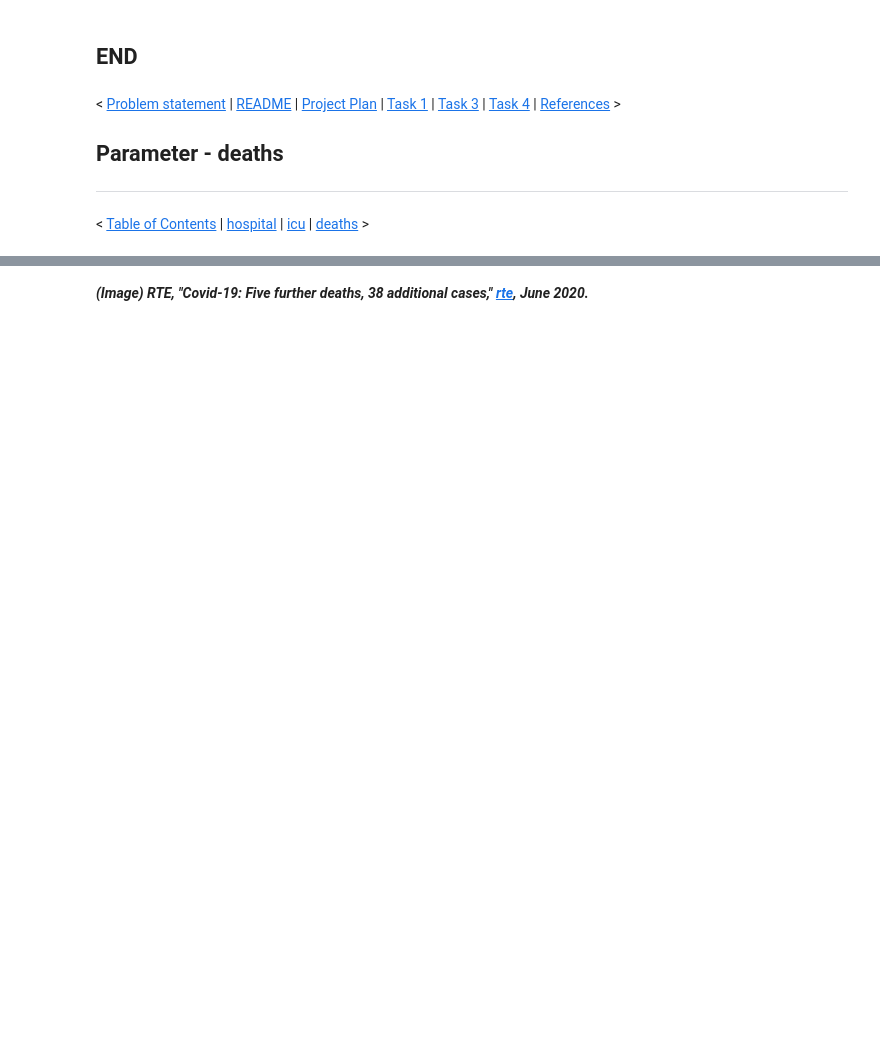
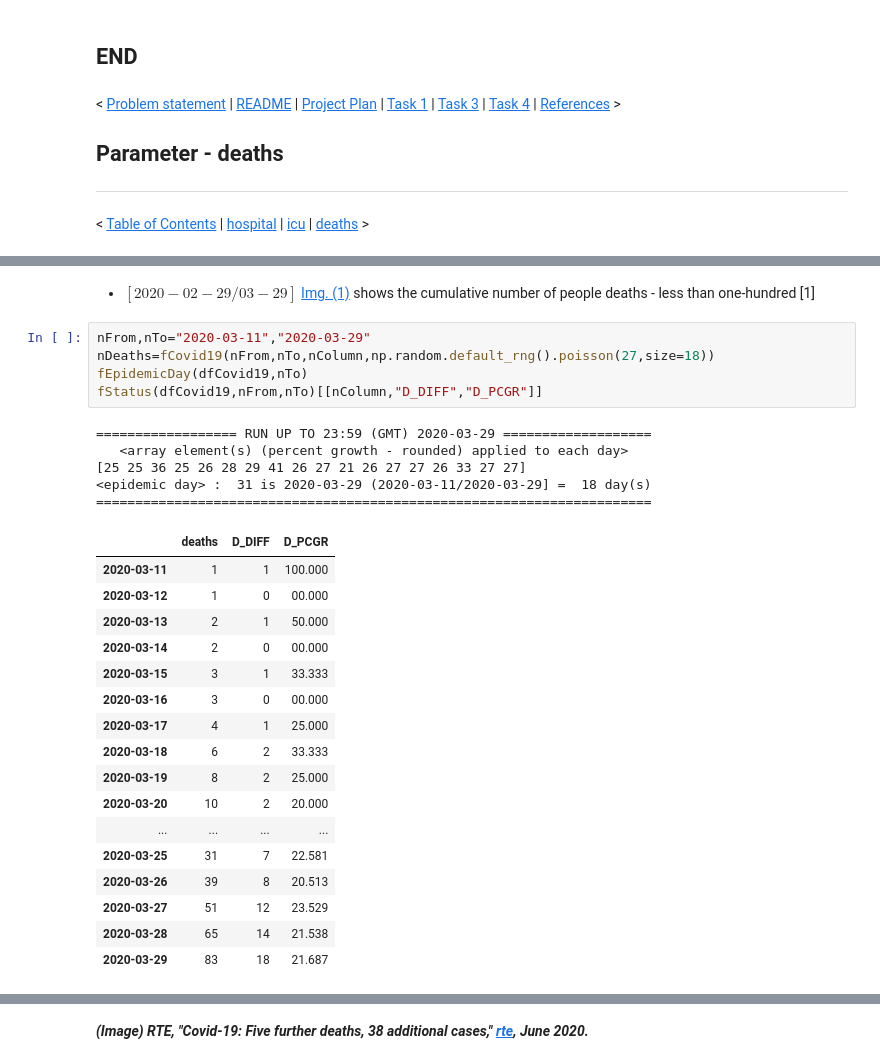
Before and after one commit to E6985/pda-numpy-random-simulation, a Jupyter notebook: Programming-for-Data-Analysis-Project-2020.ipynb, the cells around one changed output, grey strips where cells are left out. Cells and saved outputs as stored; diff of their text form; blank space fills up the shorter version.

```diff
--- a/Programming-for-Data-Analysis-Project-2020.ipynb
+++ b/Programming-for-Data-Analysis-Project-2020.ipynb
@@ -1894 +1943,35 @@ https://twitter.com/CMOIreland/status/1252344273938219011
+# %% [markdown]
+- $[{2020}-{02}-{29} / {03}-{29}]$ [Img. (1)](https://github.com/E6985/pda-numpy-random-simulation/blob/main/img/log-linear.png) shows the cumulative number of people deaths - less than one-hundred [1]
+
+<!--
+[1] Department of Health, "COVID-19 modelling data - Thursday 16 April 2020," [gov](https://web.archive.org/web/20201119120437/https://www.gov.ie/en/publication/ea86cc-covid-19-modelling-data-thursday-16-april-2020), April 2020.
+-->
+# %%
+nFrom,nTo="2020-03-11","2020-03-29"
+nDeaths=fCovid19(nFrom,nTo,nColumn,np.random.default_rng().poisson(27,size=18))
+fEpidemicDay(dfCovid19,nTo)
+fStatus(dfCovid19,nFrom,nTo)[[nColumn,"D_DIFF","D_PCGR"]]
+# %% [output]
+================== RUN UP TO 23:59 (GMT) 2020-03-29 ===================
+   <array element(s) (percent growth - rounded) applied to each day>
+[25 25 36 25 26 28 29 41 26 27 21 26 27 27 26 33 27 27]
+<epidemic day> :  31 is 2020-03-29 (2020-03-11/2020-03-29] =  18 day(s)
+=======================================================================
+|  | deaths | D_DIFF | D_PCGR |
+| 2020-03-11 | 1 | 1 | 100.000 |
+| 2020-03-12 | 1 | 0 | 00.000 |
+| 2020-03-13 | 2 | 1 | 50.000 |
+| 2020-03-14 | 2 | 0 | 00.000 |
+| 2020-03-15 | 3 | 1 | 33.333 |
+| 2020-03-16 | 3 | 0 | 00.000 |
+| 2020-03-17 | 4 | 1 | 25.000 |
+| 2020-03-18 | 6 | 2 | 33.333 |
+| 2020-03-19 | 8 | 2 | 25.000 |
+| 2020-03-20 | 10 | 2 | 20.000 |
+| ... | ... | ... | ... |
+| 2020-03-25 | 31 | 7 | 22.581 |
+| 2020-03-26 | 39 | 8 | 20.513 |
+| 2020-03-27 | 51 | 12 | 23.529 |
+| 2020-03-28 | 65 | 14 | 21.538 |
+| 2020-03-29 | 83 | 18 | 21.687 |
 # %% [markdown]
```
Also changed, not shown: parts of 53 cells of this notebook.
